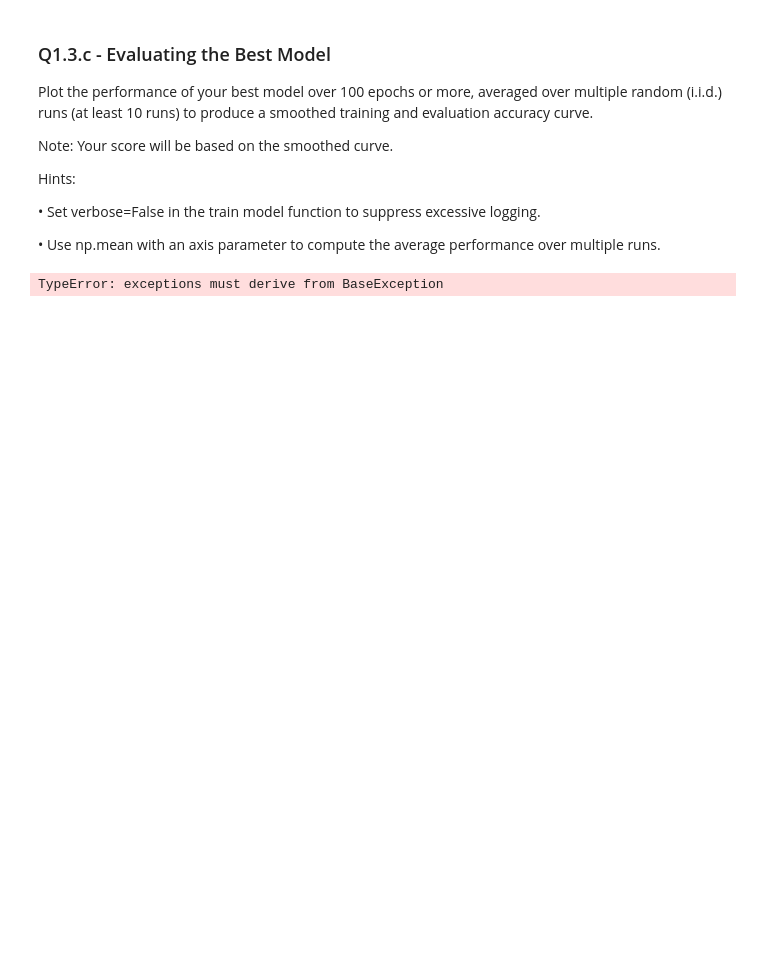
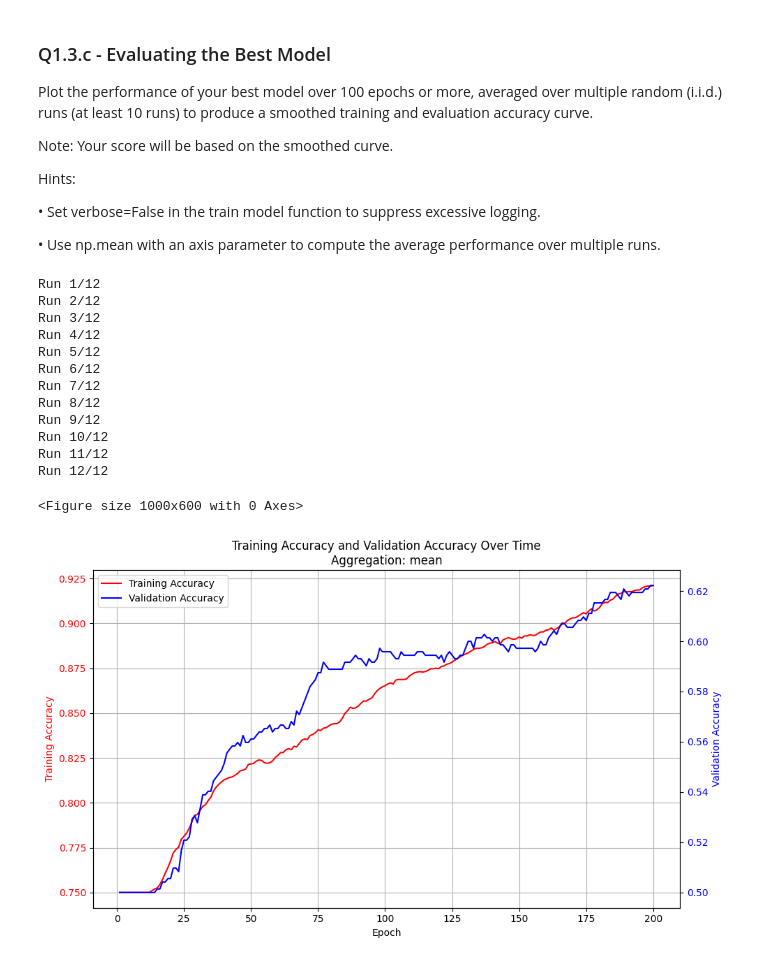
Before and after one commit to yingyan797/graph-learning, a Jupyter notebook: q1_graph_classification.ipynb, the cells around one changed output. Cells and saved outputs as stored; diff of their text form; code cells hidden in the pictures; blank space fills up the shorter version.

```diff
--- a/q1_graph_classification.ipynb
+++ b/q1_graph_classification.ipynb
@@ -825,34 +826,46 @@ runs.
 # %%
 # SOLUTION Q1.3.c - Smooth Curve
 
 # ####################################################
 # MODIFY THE CODE BELOW
 # ####################################################
-raise()
 num_runs = 12
-num_epochs = 100
+num_epochs = 200
 train_acc, eval_acc = [[] for _ in range(num_runs)], [[] for _ in range(num_runs)]
 agg = "mean"
 for run in range(num_runs):
     print(f"Run {run+1}/{num_runs}")
-    model = MyGraphNeuralNetwork2(input_dim, 64, 4)
-    optimizer = optim.Adamax(model.parameters(), lr=0.001)
+    model = MyGraphNeuralNetwork2(input_dim, 8, 4).to(device)
+    optimizer = optim.Adamax(model.parameters(), lr=0.003)
     # lr_sched = optim.lr_scheduler.CosineAnnealingWarmRestarts(optimizer, 5)
     for epoch in range(num_epochs):
         loss = train_epoch(model, train_data, optimizer, criterion, graph_aggregation_method=agg)
         train_acc[run].append(test(model, train_data)[-1])
         eval_acc[run].append(test(model, eval_data)[-1])
         # lr_sched.step(epoch)
 
 with open("data/perf1.json", "w") as f:
     json.dump({"train_acc": train_acc, "eval_acc": eval_acc}, f)
 # Call this function in the end (with the averaged values)
 averaged_train_acc = np.array(train_acc).mean(0)
 averaged_eval_acc = np.array(eval_acc).mean(0)
 plot_training_and_validation(averaged_train_acc, averaged_eval_acc, agg)
 
 # ####################################################
 # END OF MODIFICATION
 # ####################################################
 # %% [output]
-TypeError: exceptions must derive from BaseException
+Run 1/12
+Run 2/12
+Run 3/12
+Run 4/12
+Run 5/12
+Run 6/12
+Run 7/12
+Run 8/12
+Run 9/12
+Run 10/12
+Run 11/12
+Run 12/12
+<Figure size 1000x600 with 0 Axes>
+[figure, added]
```
Also changed, not shown: parts of 9 cells of this notebook, 1 other file.
